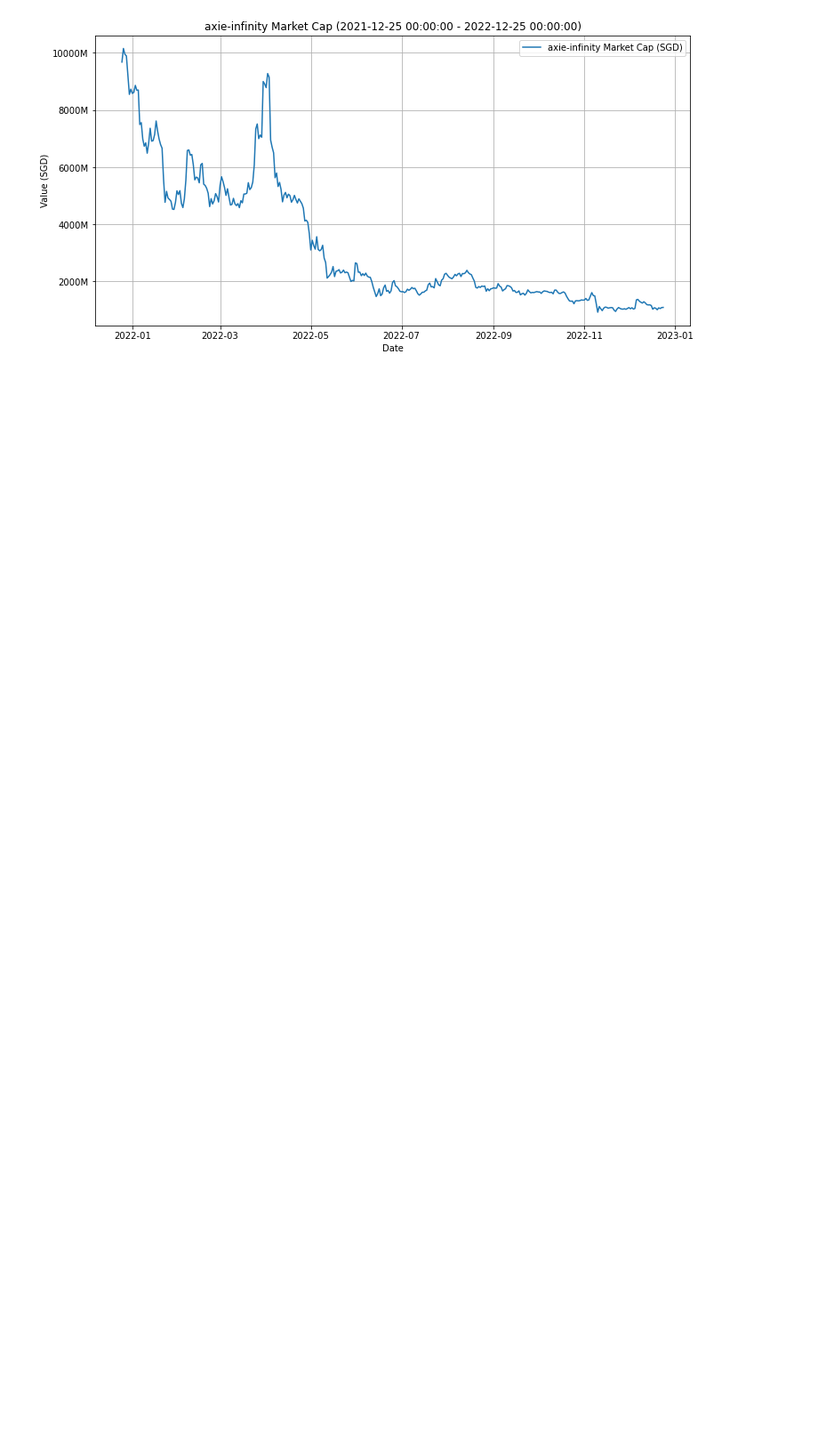
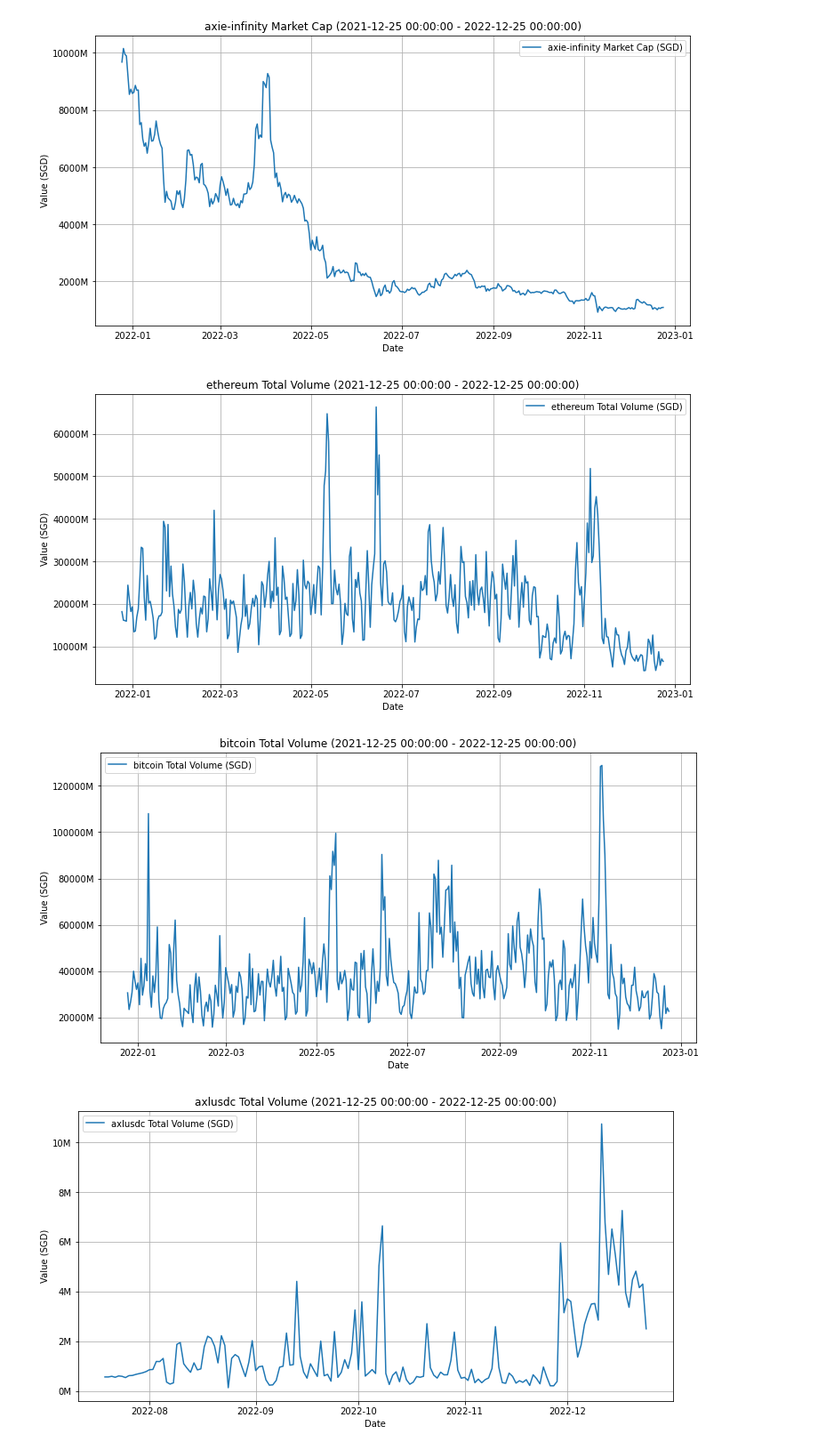
Before and after one commit to zhihantan/dysonCoinGecko, a Jupyter notebook: CryptoDataAnalyzer.ipynb, the cells around one changed output. Shown: that part at 89% size. Cells and saved outputs as stored; diff of their text form; code cells hidden in the pictures; blank space fills up the shorter version.

```diff
--- a/Crypto CoinGeckoAPI.ipynb
+++ b/CryptoDataAnalyzer.ipynb
@@ -118,3 +116,9 @@ crypto_analyzer.generate_line_plot_market_cap(dataframes, timeframe)
 [figure]
 [figure]
 [figure]
+# %%
+crypto_analyzer.generate_line_plot_total_volume(dataframes, timeframe)
+# %% [output]
+[figure, added]
+[figure, added]
+[figure, added]
```
Also changed, not shown: parts of 4 cells of this notebook, 1 other file.
